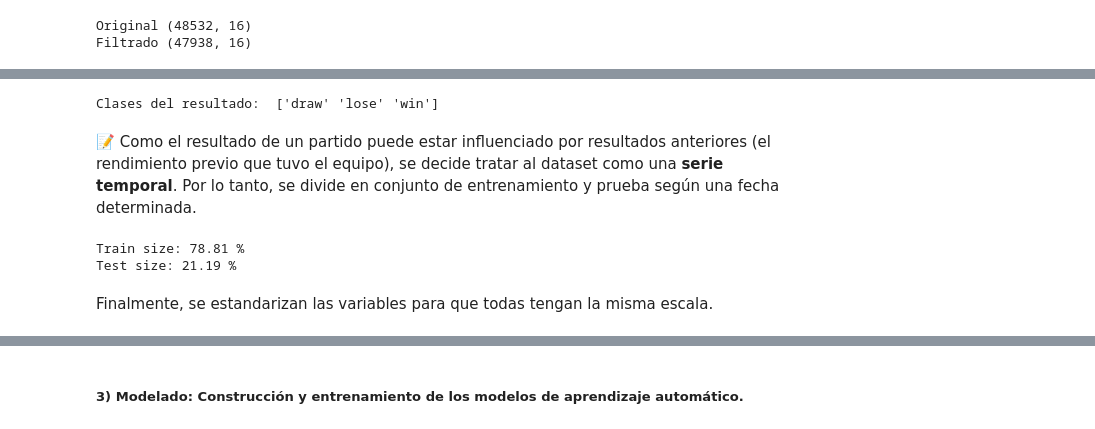
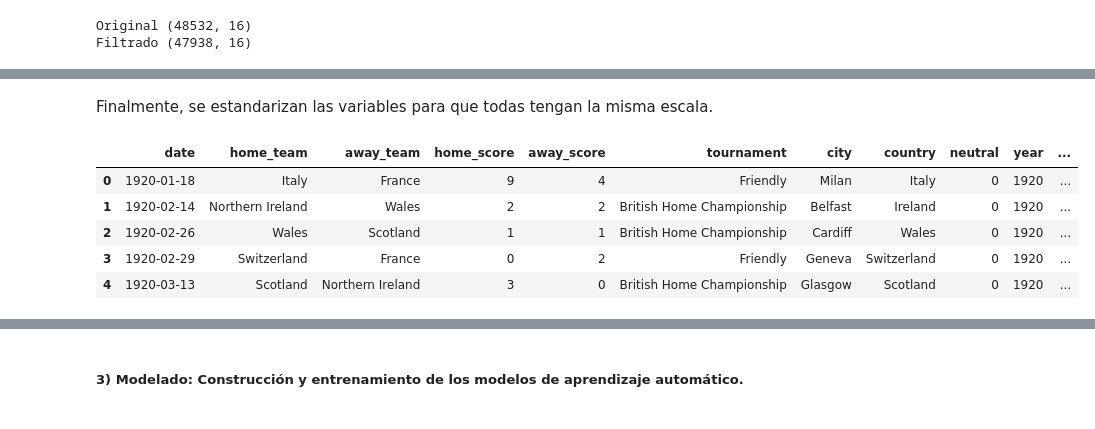
Before and after one commit to carlosrivasa/tpAdM, a Jupyter notebook: FIFA2026.ipynb, the cells around one changed output, grey strips where cells are left out. Saved outputs shown, nothing was run; the diff lists cells and outputs as text; code cells hidden in the pictures.

```diff
--- a/FIFA2026.ipynb
+++ b/FIFA2026.ipynb
@@ -317,8 +385 @@ Como aparecen valores nulos, se decide imputar estos valores con 1.
-# %%
-features_nulls = [
-    'home_n_avg_gf', 'away_n_avg_gf',
-    'home_n_avg_ga', 'away_n_avg_ga',
-]
-
-results_filtered[features_nulls] = results_filtered[features_nulls].fillna(1.0)
 # %% [markdown]
@@ -327,28 +388 @@ Codificamos las variables categoricas:
 - home_team, away_team, tournament se codifican con TargetEncoder por tener una cardinalidad alta
-# %%
-result_encoder = LabelEncoder()
-results_filtered["result_enc"] = result_encoder.fit_transform(results_filtered["result"])
-print("Clases del resultado: ", result_encoder.classes_)
-
-tournament_encoder = TargetEncoder()
-results_filtered["tournament_enc"] = tournament_encoder.fit_transform(results_filtered["tournament"], results_filtered["result_enc"])
-
-home_team_encoder = TargetEncoder()
-results_filtered["home_team_enc"] = home_team_encoder.fit_transform(results_filtered["home_team"], results_filtered["result_enc"])
-
-away_team_encoder = TargetEncoder()
-results_filtered["away_team_enc"] = away_team_encoder.fit_transform(results_filtered["away_team"], results_filtered["result_enc"])
-
-results_filtered["neutral"] = results_filtered["neutral"].astype(int)
-# %% [output]
-Clases del resultado:  ['draw' 'lose' 'win']
-# %% [markdown]
-📝 Como el resultado de un partido puede estar influenciado por resultados anteriores (el rendimiento previo que tuvo el equipo), se decide tratar al dataset como una **serie temporal**. Por lo tanto, se divide en conjunto de entrenamiento y prueba según una fecha determinada.
-# %%
-train = results_filtered[results_filtered["date"] < "2015-01-01"]
-test = results_filtered[results_filtered["date"] >= "2015-01-01"]
-print(f"Train size: {(len(train)/len(results_filtered))*100:.2f} %")
-print(f"Test size: {(len(test)/len(results_filtered))*100:.2f} %")
-# %% [output]
-Train size: 78.81 %
-Test size: 21.19 %
@@ -377,0 +391,9 @@ X_test = scaler.transform(X_test)
+# %%
+results_filtered.head()
+# %% [output]
+|  | date | home_team | away_team | home_score | away_score | tournament | city | country | neutral | year | ... |
+| 0 | 1920-01-18 | Italy | France | 9 | 4 | Friendly | Milan | Italy | 0 | 1920 | ... |
+| 1 | 1920-02-14 | Northern Ireland | Wales | 2 | 2 | British Home Championship | Belfast | Ireland | 0 | 1920 | ... |
+| 2 | 1920-02-26 | Wales | Scotland | 1 | 1 | British Home Championship | Cardiff | Wales | 0 | 1920 | ... |
+| 3 | 1920-02-29 | Switzerland | France | 0 | 2 | Friendly | Geneva | Switzerland | 0 | 1920 | ... |
+| 4 | 1920-03-13 | Scotland | Northern Ireland | 3 | 0 | British Home Championship | Glasgow | Scotland | 0 | 1920 | ... |
```
Also changed, not shown: parts of 25 cells of this notebook, 1 other file.
